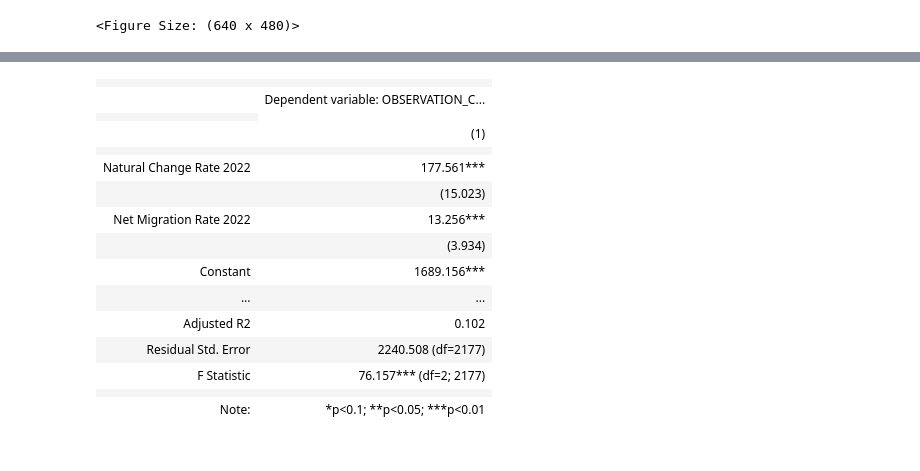
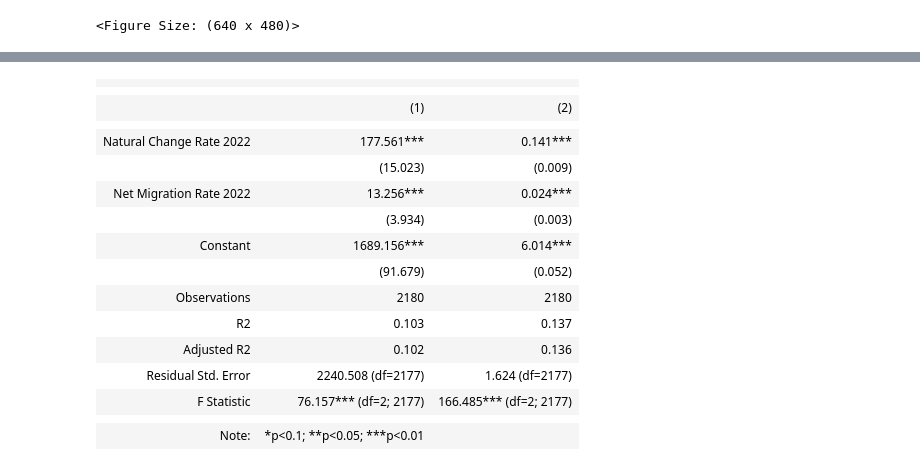
Before and after one commit to Iandrewburg/DA2_TERM_PROJECT, a Jupyter notebook: Final_Project_Data.ipynb, the cells around one changed output, grey strips where cells are left out. Drawn from its saved outputs; the diff is of its cells as text; code cells hidden in the pictures.

Commit message:
added predictive models

```diff
--- a/Final_Project_Data.ipynb
+++ b/Final_Project_Data.ipynb
@@ -354,9 +354,6 @@ def df_create_dummies(df):
     # joinings the dummies back to the original DataFrame
     county_norcar_merged_dummies = county_norcar_merged.join([urban_dummies, continuum_dummies, economic_dummies])
 
-    # dropping the initial columns for organization
-    county_norcar_merged_dummies = county_norcar_merged_dummies.drop(columns=['Urban_Influence_2013', 'Rural_Urban_Continuum_Code_2013', 'Economic_typology_2015'])
-
     return county_norcar_merged_dummies
 # %%
 county_norcar_merged_dummies = df_create_dummies(county_norcar_merged)
@@ -372,6 +369,8 @@ min         11.000000
 75%       1081.250000
 max      17238.000000
 Name: OBSERVATION_COUNT, dtype: float64
+# %%
+county_norcar_merged_dummies["ln_OBSERVATION_COUNT"] = np.log(county_norcar_merged_dummies["OBSERVATION_COUNT"])
 # %%
 (
     ggplot(county_norcar_merged_dummies, aes(x="OBSERVATION_COUNT", y="stat(count)/sum(stat(count))"))
@@ -559,3 +620,31 @@ stargazer
 | F Statistic | 317.555*** (df=1; 2186) | 162.025*** (df=2; 2185) | 110.651*** (df=3; 2184) | 83.108*** (df=4; 2183) | 66.721*** (df=5; 2182) |
 |  |  |  |  |  |  |
 | Note: | *p<0.1; **p<0.05; ***p<0.01 |  |  |  |  |
+# %%
+import pandas as pd
+import numpy as np
+from plotnine import ggplot, aes, geom_line, labs, theme_bw, scale_y_continuous
+
+# Use the regression model to predict 'OBSERVATION_COUNT' based on the dataset
+pred = reg24.get_prediction(county_norcar_merged_dummies).summary_frame()
+county_norcar_merged_dummies = county_norcar_merged_dummies.assign(
+    fit=pred["mean"],
+    fit_se=pred["mean_se"],
+    CIup=pred["mean_ci_upper"],
+    CIlo=pred["mean_ci_lower"]
+)
+
+# Plotting the predictions along with their confidence intervals
+plot = (
+    ggplot(county_norcar_merged_dummies, aes(x="Economic_typology_2015", y="fit")) +  # Assuming 'UrbanInfluence_2' is the x-axis variable
+    geom_line() +  # Plot the line for fit values
+    geom_line(aes(y="CIup"), linetype="dashed") +  # Plot the upper CI
+    geom_line(aes(y="CIlo"), linetype="dashed") +  # Plot the lower CI
+    labs(title="Predictive Model for Northern Cardinal Observations\nbased on Economic Typology",
+         x="County Economic Typology", y="Predicted Observation Count") +
+    theme_bw() +  # Apply a black-and-white theme
+    scale_x_continuous(breaks=range(1,6)) +
+    scale_y_continuous(limits=(0, county_norcar_merged_dummies['CIup'].max()))  # Adjust y-axis to start at 0 and end at the max upper CI
+)
+
+print(plot)
@@ -562,36 +653,38 @@ stargazer
 # %%
 # OLS on Rural-Urban Continuum Codes
 # reg25 = smf.ols(formula="OBSERVATION_COUNT ~ CENSUS_2020_POP", data=county_norcar_merged_dummies).fit(cov_type="HC1") # Unconditional
 #reg26 = smf.ols(formula="OBSERVATION_COUNT ~ POP_ESTIMATE_2022", data=county_norcar_merged_dummies).fit(cov_type="HC1")
 #reg27 = smf.ols(formula="OBSERVATION_COUNT ~ POP_ESTIMATE_2022 + NATURAL_CHG_2022", data=county_norcar_merged_dummies).fit(cov_type="HC1")
 #reg28 = smf.ols(formula="OBSERVATION_COUNT ~ POP_ESTIMATE_2022 + NATURAL_CHG_2022 + NET_MIG_2022", data=county_norcar_merged_dummies).fit(cov_type="HC1")
 reg29 = smf.ols(formula="OBSERVATION_COUNT ~ R_NATURAL_CHG_2022 + R_NET_MIG_2022", data=county_norcar_merged_dummies).fit(cov_type="HC1")
+reg30 = smf.ols(formula="ln_OBSERVATION_COUNT ~ R_NATURAL_CHG_2022 + R_NET_MIG_2022", data=county_norcar_merged_dummies).fit(cov_type="HC1")
 
 
-stargazer = Stargazer([reg29])
+stargazer = Stargazer([reg29, reg30])
 stargazer.covariate_order(["R_NATURAL_CHG_2022", "R_NET_MIG_2022", "Intercept"])
 
 stargazer.rename_covariates({
     "R_NATURAL_CHG_2022": "Natural Change Rate 2022",
     "R_NET_MIG_2022" : "Net Migration Rate 2022",
     "Intercept": "Constant"
 })
 
 stargazer
 # %% [output]
-|  |  |
-|  | Dependent variable: OBSERVATION_C... |
+|  |  |  |
 |  |
-|  | (1) |
-|  |  |
-| Natural Change Rate 2022 | 177.561*** |
-|  | (15.023) |
-| Net Migration Rate 2022 | 13.256*** |
-|  | (3.934) |
-| Constant | 1689.156*** |
-| ... | ... |
-| Adjusted R2 | 0.102 |
-| Residual Std. Error | 2240.508 (df=2177) |
-| F Statistic | 76.157*** (df=2; 2177) |
-|  |  |
-| Note: | *p<0.1; **p<0.05; ***p<0.01 |
+|  | (1) | (2) |
+|  |  |  |
+| Natural Change Rate 2022 | 177.561*** | 0.141*** |
+|  | (15.023) | (0.009) |
+| Net Migration Rate 2022 | 13.256*** | 0.024*** |
+|  | (3.934) | (0.003) |
+| Constant | 1689.156*** | 6.014*** |
+|  | (91.679) | (0.052) |  |  |  |
+| Observations | 2180 | 2180 |
+| R2 | 0.103 | 0.137 |
+| Adjusted R2 | 0.102 | 0.136 |
+| Residual Std. Error | 2240.508 (df=2177) | 1.624 (df=2177) |
+| F Statistic | 76.157*** (df=2; 2177) | 166.485*** (df=2; 2177) |
+|  |  |  |
+| Note: | *p<0.1; **p<0.05; ***p<0.01 |  |
```
Also changed, not shown: parts of 7 cells of this notebook.
